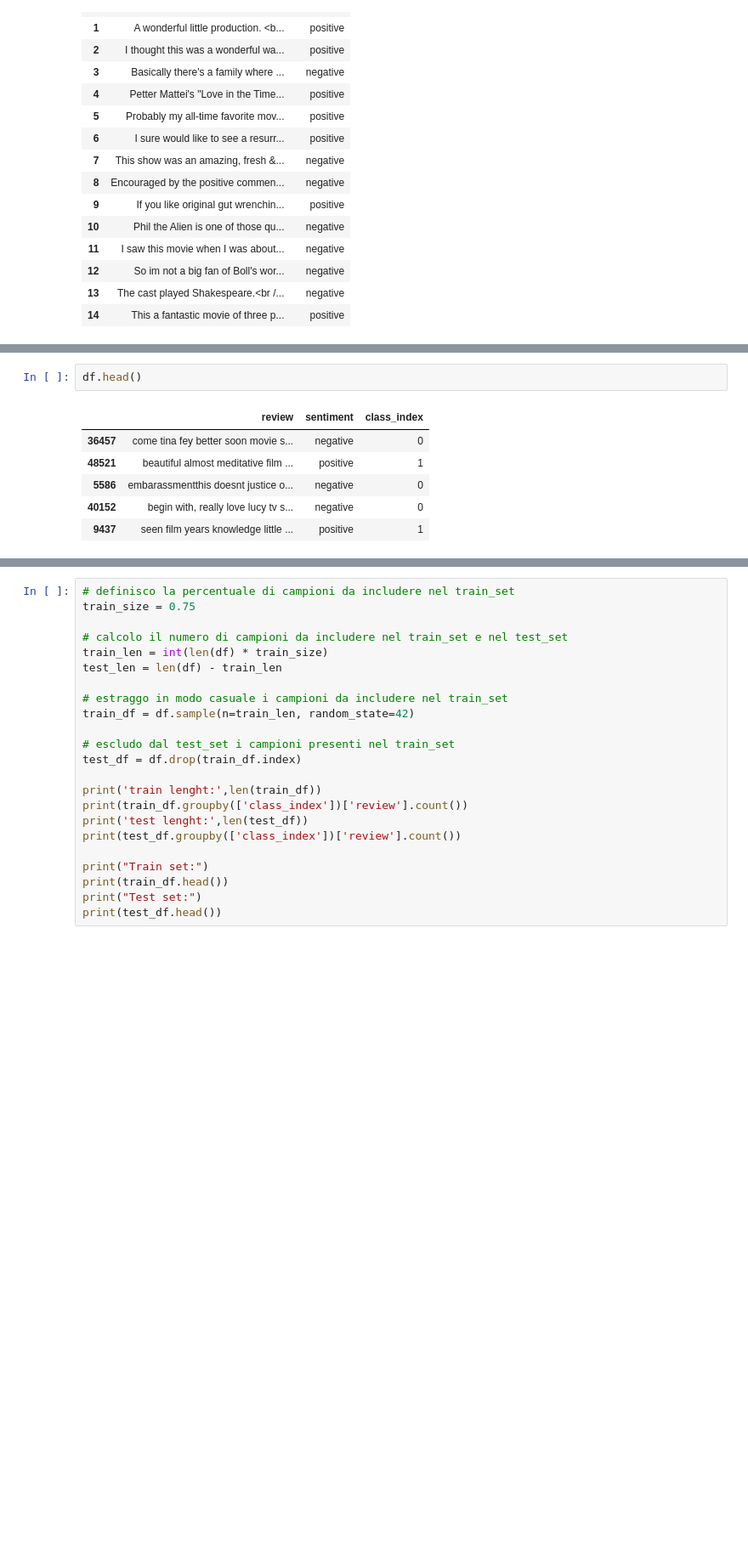
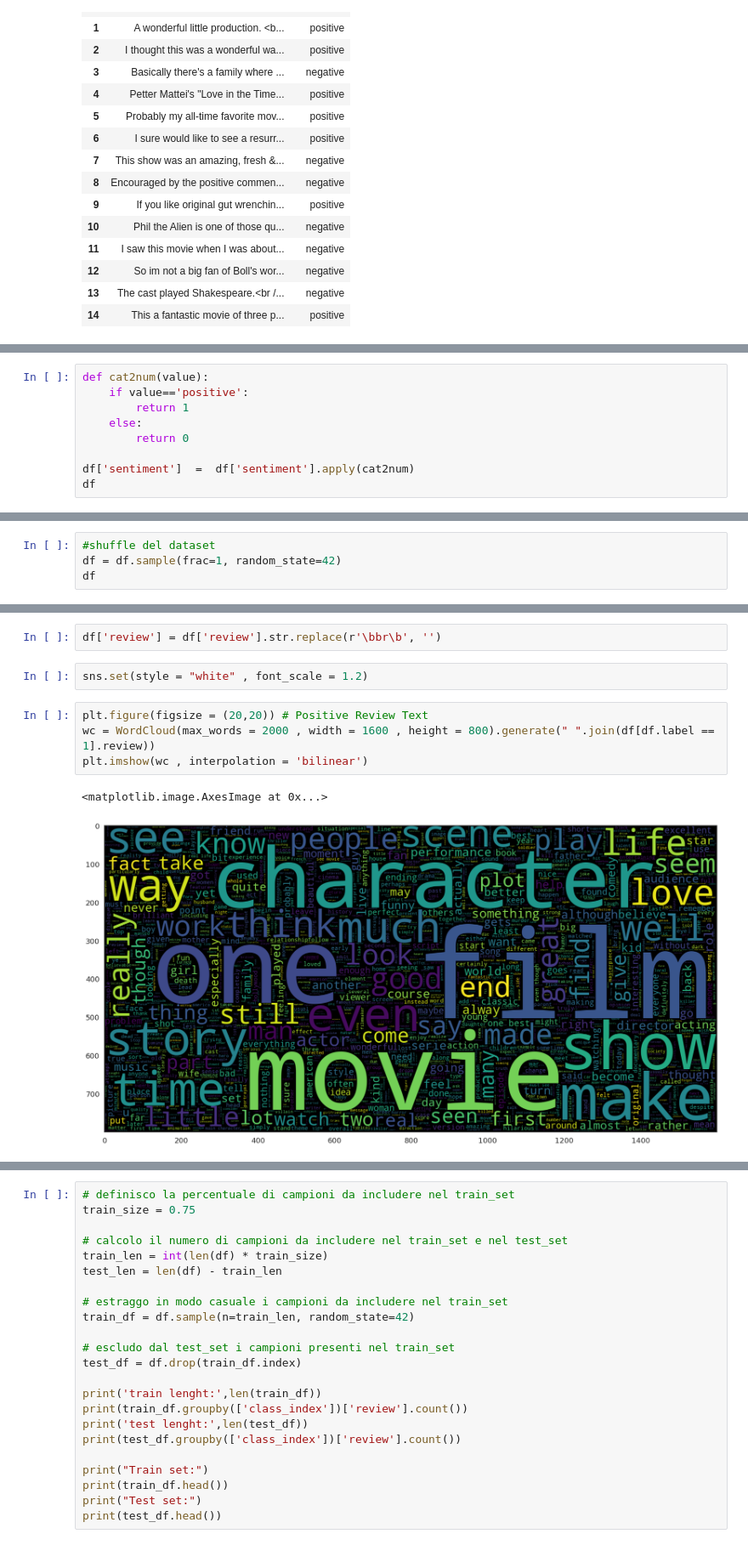
Before and after one commit to Antonet99/ProgettiDS, a Jupyter notebook: BERT/BERT.ipynb, the cells around one changed output, grey strips where cells are left out. Shown at 85% size. Cells and saved outputs as stored; diff of their text form; blank space fills up the shorter version.

```diff
--- a/BERT/BERT.ipynb
+++ b/BERT/BERT.ipynb
@@ -110,0 +81,9 @@ df
+# %%
+def cat2num(value):
+    if value=='positive':
+        return 1
+    else:
+        return 0
+
+df['sentiment']  =  df['sentiment'].apply(cat2num)
+df
@@ -110,0 +104,4 @@ df
+# %%
+#shuffle del dataset
+df = df.sample(frac=1, random_state=42)
+df
@@ -153,9 +172,11 @@ df['review'] = df['review'].apply(lambda x: clean_text(x))
-# %%
-df.head()
-# %% [output]
-|  | review | sentiment | class_index |
-| 36457 | come tina fey better soon movie s... | negative | 0 |
-| 48521 | beautiful almost meditative film ... | positive | 1 |
-| 5586 | embarassmentthis doesnt justice o... | negative | 0 |
-| 40152 | begin with, really love lucy tv s... | negative | 0 |
-| 9437 | seen film years knowledge little ... | positive | 1 |
+# %%
+df['review'] = df['review'].str.replace(r'\bbr\b', '')
+# %%
+sns.set(style = "white" , font_scale = 1.2)
+# %%
+plt.figure(figsize = (20,20)) # Positive Review Text
+wc = WordCloud(max_words = 2000 , width = 1600 , height = 800).generate(" ".join(df[df.label == 1].review))
+plt.imshow(wc , interpolation = 'bilinear')
+# %% [output]
+<matplotlib.image.AxesImage at 0x...>
+[figure, added]
```
Also changed, not shown: parts of 22 cells of this notebook, 2 other files.
